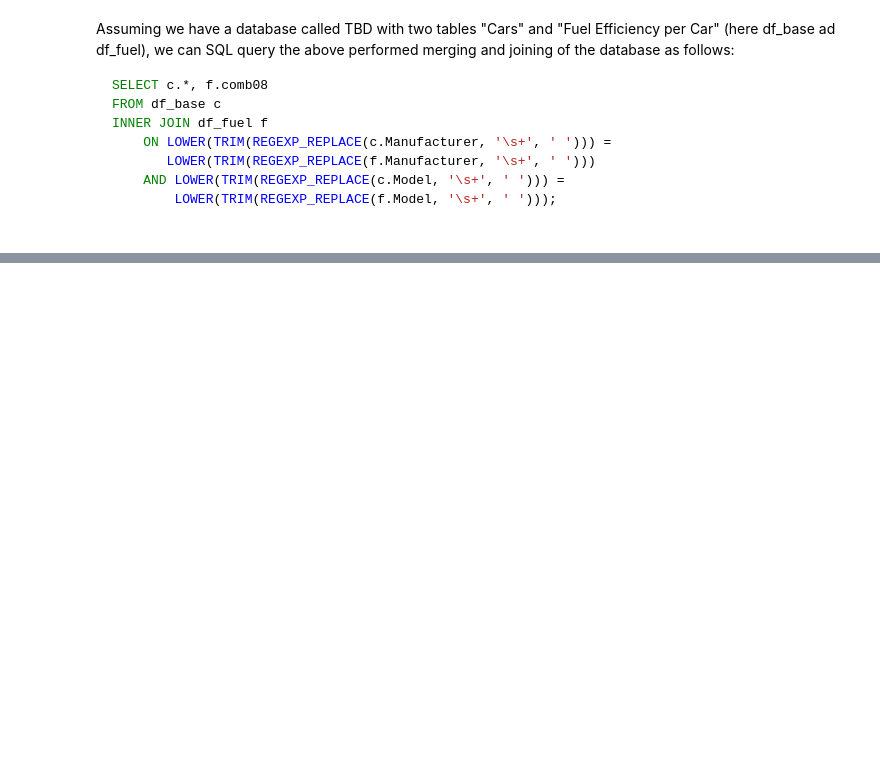
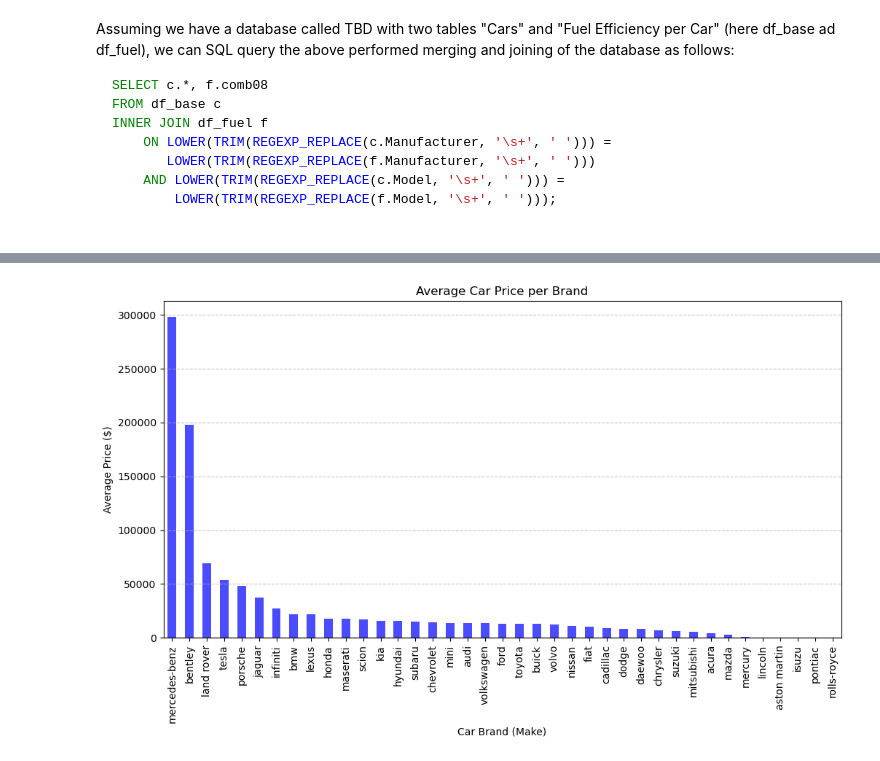
Before and after one commit to noemi00/TeslaAnalytics, a Jupyter notebook: analytics.ipynb, the cells around one changed output, grey strips where cells are left out. Saved outputs shown, nothing was run; the diff lists cells and outputs as text; code cells hidden in the pictures; blank space fills up the shorter version.

```diff
--- a/analytics.ipynb
+++ b/analytics.ipynb
@@ -122,0 +155,3 @@ INNER JOIN df_fuel f
+# %%
+df_filtered = df_base[df_base['Year'] < 2019].copy()
+df_filtered.loc[df_filtered['Year'] < 2010, 'Price'] = None
@@ -122,0 +160,4 @@ INNER JOIN df_fuel f
+# %%
+df_filtered.fillna("Missing!!!", inplace=True)
+
+df_filtered["Error"] = df_filtered.apply(lambda row: "Missing Value" if "Missing!!!" in row.values else "", axis=1)
@@ -122,0 +166,5 @@ INNER JOIN df_fuel f
+# %%
+df_filtered["Price"] = pd.to_numeric(df_filtered["Price"], errors="coerce")
+
+brand_avg_price = df_filtered.groupby("Brand")["Price"].mean()
+print(brand_avg_price)
@@ -122,0 +189,11 @@ INNER JOIN df_fuel f
+# %%
+plt.figure(figsize=(12, 6))
+brand_avg_price.sort_values(ascending=False).plot(kind="bar", color="blue", alpha=0.7)
+plt.xlabel("Car Brand (Make)")
+plt.ylabel("Average Price ($)")
+plt.title("Average Car Price per Brand")
+plt.xticks(rotation=90)
+plt.grid(axis="y", linestyle="--", alpha=0.7)
+plt.show()
+# %% [output]
+[figure, added]
```
Also changed, not shown: parts of 30 cells of this notebook, 1 other file.
